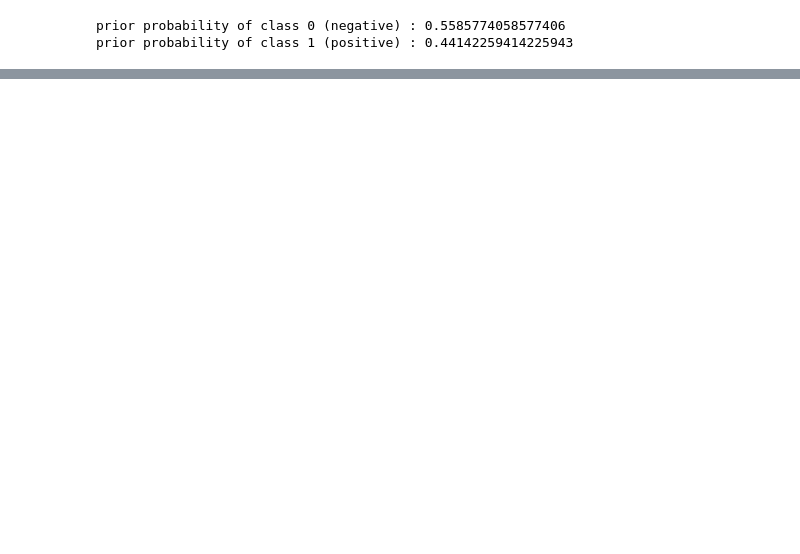
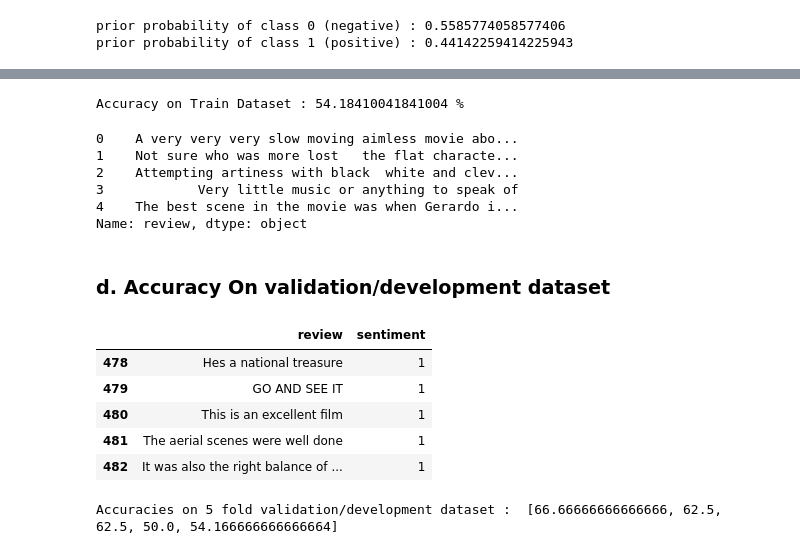
Before and after one commit to jay-thakur/Sentiment-Analysis, a Jupyter notebook: Sentiment_Analysis.ipynb, the cells around one changed output, grey strips where cells are left out. Saved outputs shown, nothing was run; the diff lists cells and outputs as text; code cells hidden in the pictures; blank space fills up the shorter version.

```diff
--- a/Sentiment_Analysis.ipynb
+++ b/Sentiment_Analysis.ipynb
@@ -12,15 +14,15 @@ import re
 # %%
 # loading the imdb dataset
-imdb = pd.read_csv('data/imdb_labelled.txt' , delimiter='\t', header=None, names=['review', 'sentiment'])
-print(imdb.shape)
+imdb_df = pd.read_csv('data/imdb_labelled.txt' , delimiter='\t', names=['review', 'sentiment'])
+print(imdb_df.shape)
 
 # loading the amazon dataset
-amazon = pd.read_csv('data/amazon_cells_labelled.txt', delimiter='\t', header=None, names=['review', 'sentiment'])
-print(amazon.shape)
+amazon_df = pd.read_csv('data/amazon_cells_labelled.txt', delimiter='\t', header=None, names=['review', 'sentiment'])
+print(amazon_df.shape)
 
 # loading the yelp dataset
-yelp = pd.read_csv('data/yelp_labelled.txt', delimiter='\t', header=None, names=['review', 'sentiment'] )
-print(yelp.shape)
+yelp_df = pd.read_csv('data/yelp_labelled.txt', delimiter='\t', header=None, names=['review', 'sentiment'] )
+print(yelp_df.shape)
 # %% [output]
 (748, 2)
 (1000, 2)
@@ -161,0 +282,48 @@ def tokenize(sentence):
+# %%
+def fit(train_data):
+  y_preds = []
+  for sentence in train_data:
+    vocab, word_freq = tokenize(sentence)
+    vocab, word_freq = remove_stop_words(vocab, word_freq)
+
+    word_freq_0_probs, word_freq_1_probs = conditional_probability(word_freq_0, word_freq_1)
+
+    liklihood_0 = 1
+    liklihood_1 = 1
+
+    for word in vocab:
+      if not word in word_freq_0_probs:
+        word_freq_0_probs[word] = 0.0
+
+      if not word in word_freq_1_probs:
+        word_freq_1_probs[word] = 0.0
+
+      liklihood_0 = liklihood_0 * word_freq_0_probs[word]
+      liklihood_1 = liklihood_1 * word_freq_1_probs[word]
+
+    posterior_0 = prior_class_prob[0]*liklihood_0
+    posterior_1 = prior_class_prob[1]*liklihood_1
+
+    if posterior_0 > posterior_1:
+      preds = 0
+    else:
+      preds = 1
+
+    y_preds.append(preds)
+  return y_preds
+
+model = fit(X_train)
+
+train_accuracy = accuracy(model, y_train)
+print(f'Accuracy on Train Dataset : {train_accuracy} %')
+# %% [output]
+Accuracy on Train Dataset : 54.18410041841004 %
+# %%
+X_train.head()
+# %% [output]
+0    A very very very slow moving aimless movie abo...
+1    Not sure who was more lost   the flat characte...
+2    Attempting artiness with black  white and clev...
+3            Very little music or anything to speak of
+4    The best scene in the movie was when Gerardo i...
+Name: review, dtype: object
@@ -161,0 +365,11 @@ def tokenize(sentence):
+# %% [markdown]
+### **d. Accuracy On validation/development dataset**
+# %%
+val_dataset.head()
+# %% [output]
+|  | review | sentiment |
+| 478 | Hes a national treasure | 1 |
+| 479 | GO AND SEE IT | 1 |
+| 480 | This is an excellent film | 1 |
+| 481 | The aerial scenes were well done | 1 |
+| 482 | It was also the right balance of ... | 1 |
@@ -161,0 +415,5 @@ def tokenize(sentence):
+# %%
+kfold_accuracies = kfold_cv(val_dataset, 5)
+print("Accuracies on 5 fold validation/development dataset : ", kfold_accuracies)
+# %% [output]
+Accuracies on 5 fold validation/development dataset :  [66.66666666666666, 62.5, 62.5, 50.0, 54.166666666666664]
```
Also changed, not shown: parts of 34 cells of this notebook.
